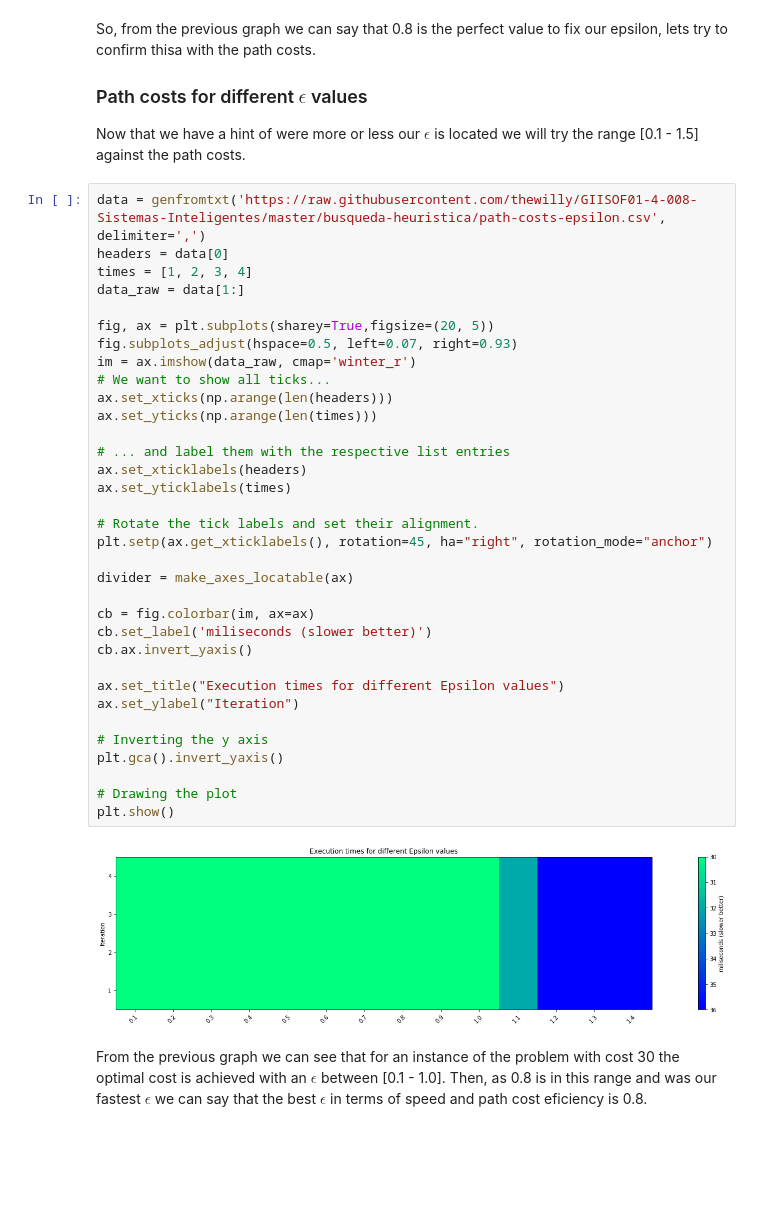
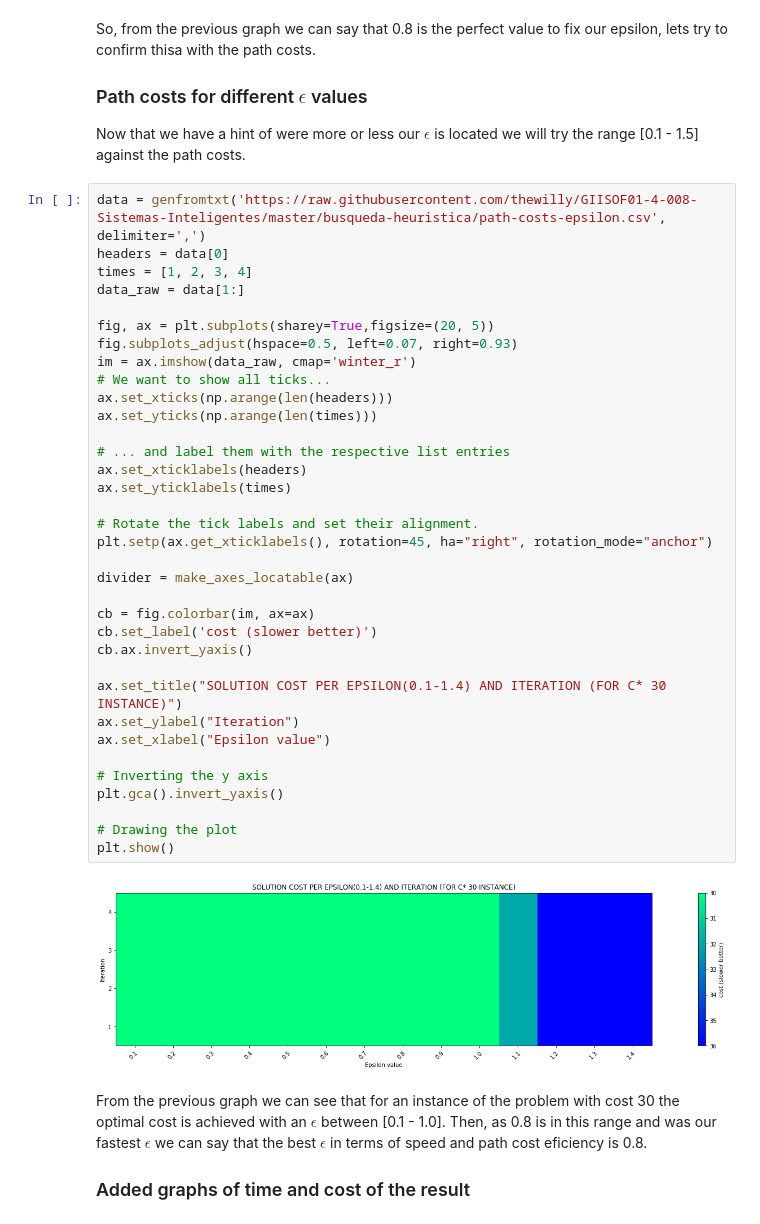
Before and after one commit to thewilly/GIISOF01-4-008-Sistemas-Inteligentes, a Jupyter notebook: busqueda-heuristica/data.ipynb, the cells around one changed output. Cells and saved outputs as stored; diff of their text form; blank space fills up the shorter version.

```diff
--- a/busqueda-heuristica/data.ipynb
+++ b/busqueda-heuristica/data.ipynb
@@ -100,35 +103,38 @@ headers = data[0]
 times = [1, 2, 3, 4]
 data_raw = data[1:]
 
 fig, ax = plt.subplots(sharey=True,figsize=(20, 5))
 fig.subplots_adjust(hspace=0.5, left=0.07, right=0.93)
 im = ax.imshow(data_raw, cmap='winter_r')
 # We want to show all ticks...
 ax.set_xticks(np.arange(len(headers)))
 ax.set_yticks(np.arange(len(times)))
 
 # ... and label them with the respective list entries
 ax.set_xticklabels(headers)
 ax.set_yticklabels(times)
 
 # Rotate the tick labels and set their alignment.
 plt.setp(ax.get_xticklabels(), rotation=45, ha="right", rotation_mode="anchor")
 
 divider = make_axes_locatable(ax)
 
 cb = fig.colorbar(im, ax=ax)
-cb.set_label('miliseconds (slower better)')
+cb.set_label('cost (slower better)')
 cb.ax.invert_yaxis()
 
-ax.set_title("Execution times for different Epsilon values")
+ax.set_title("SOLUTION COST PER EPSILON(0.1-1.4) AND ITERATION (FOR C* 30 INSTANCE)")
 ax.set_ylabel("Iteration")
+ax.set_xlabel("Epsilon value")
 
 # Inverting the y axis
 plt.gca().invert_yaxis()
 
 # Drawing the plot
 plt.show()
 # %% [output]
-[figure, old version]
+[figure, new version]
 # %% [markdown]
 From the previous graph we can see that for an instance of the problem with cost 30 the optimal cost is achieved with an $\epsilon$ between [0.1 - 1.0]. Then, as 0.8 is in this range and was our fastest $\epsilon$ we can say that the best $\epsilon$ in terms of speed and path cost eficiency is 0.8.
+
+### Added graphs of time and cost of the result
```
Also changed, not shown: parts of 6 cells of this notebook.
